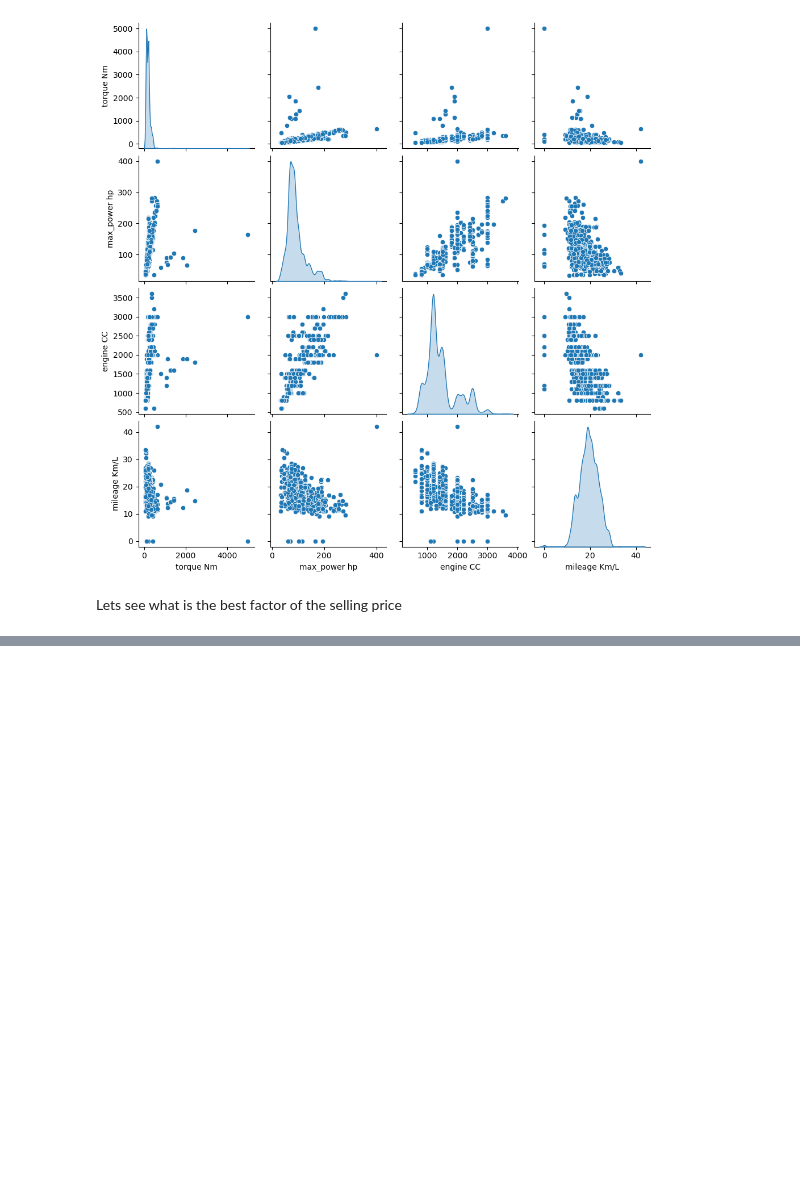
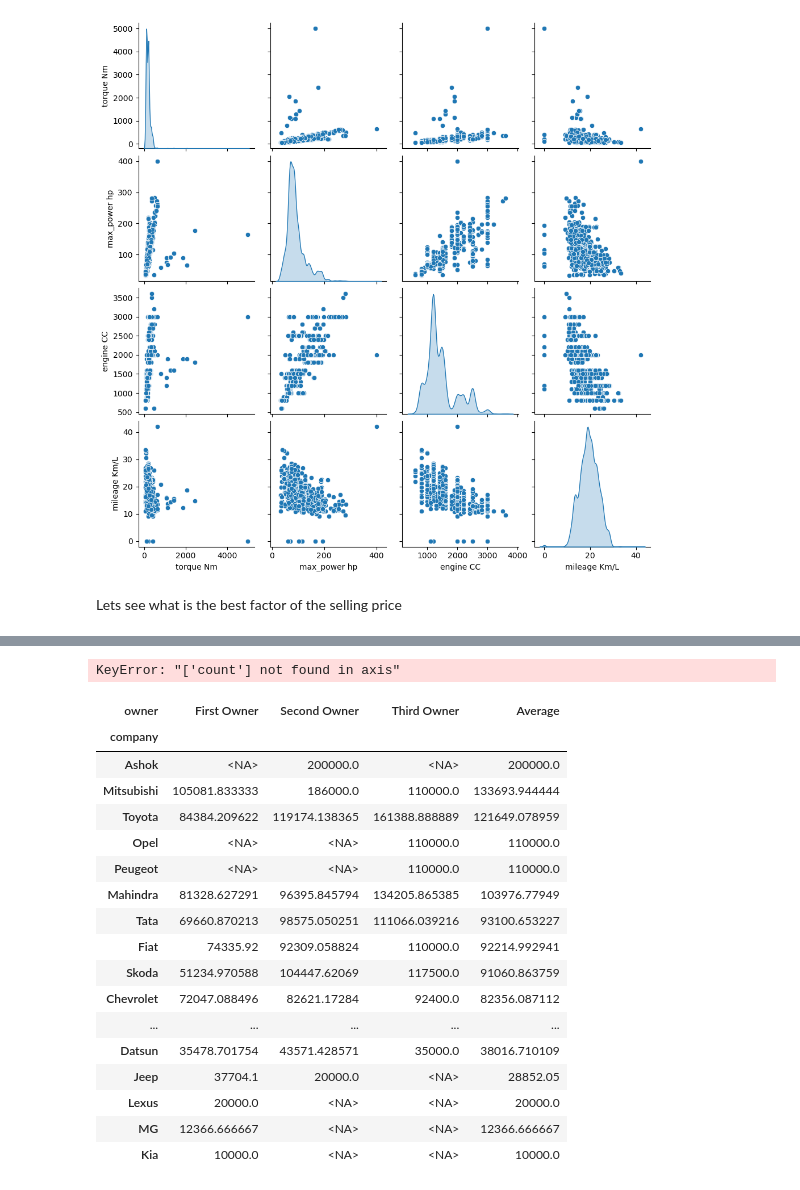
Before and after one commit to umais2005/Vehicle-Analysis, a Jupyter notebook: Vehicle EDA.ipynb, the cells around one changed output, grey strips where cells are left out. Cells and saved outputs as stored; diff of their text form; code cells hidden in the pictures; blank space fills up the shorter version.

```diff
--- a/Vehicle EDA.ipynb
+++ b/Vehicle EDA.ipynb
@@ -223,0 +254,3 @@ ax = sns.regplot(data=cleaned, x='max_power hp', y='selling_price',  scatter_kws
+# %%
+reliability = data.groupby(['company', 'owner'], observed=True)['km_driven'].aggregate(['mean', "count"])
+reliability.head()
@@ -223,0 +284,28 @@ ax = sns.regplot(data=cleaned, x='max_power hp', y='selling_price',  scatter_kws
+# %%
+reliability = reliability.drop('count', axis=1)
+# reliability = reliability.unstack(level=1)[['First Owner', 'Second Owner', 'Third Owner']]
+# %% [output]
+KeyError: "['count'] not found in axis"
+# %%
+reliability['Average'] = reliability.apply('mean', axis=1)
+# %%
+reliability.sort_values(by='Average', ascending=False)
+# %% [output]
+| owner | First Owner | Second Owner | Third Owner | Average |
+| company |  |  |  |  |
+| Ashok | <NA> | 200000.0 | <NA> | 200000.0 |
+| Mitsubishi | 105081.833333 | 186000.0 | 110000.0 | 133693.944444 |
+| Toyota | 84384.209622 | 119174.138365 | 161388.888889 | 121649.078959 |
+| Opel | <NA> | <NA> | 110000.0 | 110000.0 |
+| Peugeot | <NA> | <NA> | 110000.0 | 110000.0 |
+| Mahindra | 81328.627291 | 96395.845794 | 134205.865385 | 103976.77949 |
+| Tata | 69660.870213 | 98575.050251 | 111066.039216 | 93100.653227 |
+| Fiat | 74335.92 | 92309.058824 | 110000.0 | 92214.992941 |
+| Skoda | 51234.970588 | 104447.62069 | 117500.0 | 91060.863759 |
+| Chevrolet | 72047.088496 | 82621.17284 | 92400.0 | 82356.087112 |
+| ... | ... | ... | ... | ... |
+| Datsun | 35478.701754 | 43571.428571 | 35000.0 | 38016.710109 |
+| Jeep | 37704.1 | 20000.0 | <NA> | 28852.05 |
+| Lexus | 20000.0 | <NA> | <NA> | 20000.0 |
+| MG | 12366.666667 | <NA> | <NA> | 12366.666667 |
+| Kia | 10000.0 | <NA> | <NA> | 10000.0 |
```
Also changed, not shown: parts of 9 cells of this notebook.
